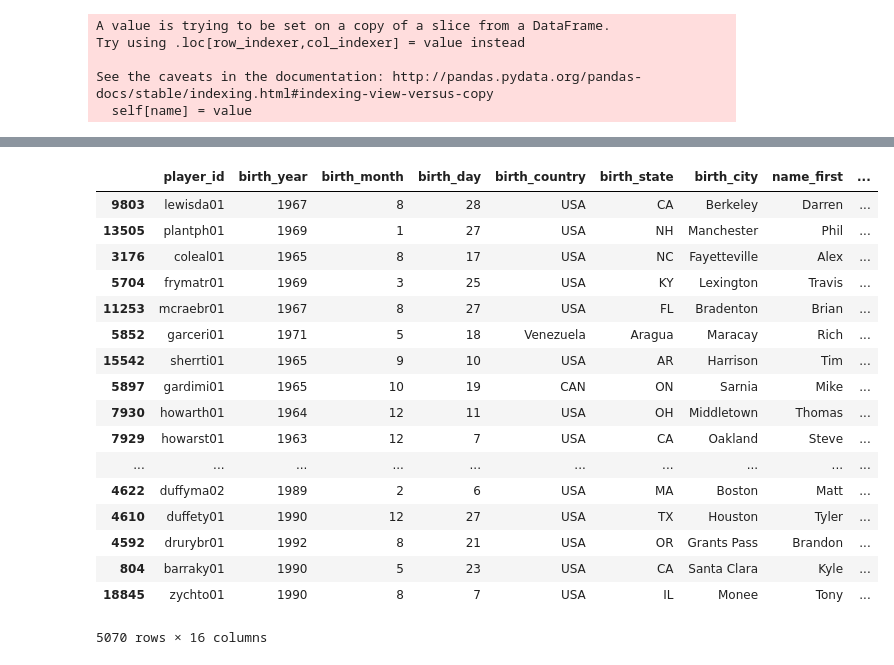
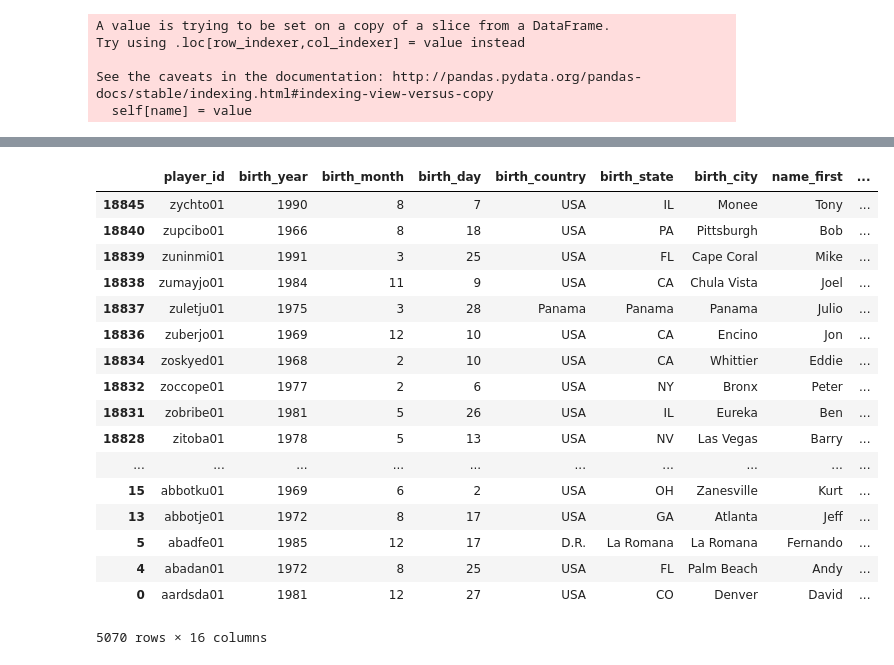
Before and after one commit to bbasista87/ETL_Project, a Jupyter notebook: Players_Data.ipynb, the cells around one changed output, grey strips where cells are left out. Drawn from its saved outputs; the diff is of its cells as text; code cells hidden in the pictures.

```diff
--- a/Players_Data.ipynb
+++ b/Players_Data.ipynb
@@ -180,24 +180,24 @@ debut_year         int32
 dtype: object
 # %%
 filter_df = df.loc[(df['debut_year'] > 1989)]
-player_df = filter_df.sort_values(by=['debut_year'])
+player_df = filter_df.sort_values(by='player_id', ascending=False)
 player_df
 # %% [output]
 |  | player_id | birth_year | birth_month | birth_day | birth_country | birth_state | birth_city | name_first | ... |
-| 9803 | lewisda01 | 1967 | 8 | 28 | USA | CA | Berkeley | Darren | ... |
-| 13505 | plantph01 | 1969 | 1 | 27 | USA | NH | Manchester | Phil | ... |
-| 3176 | coleal01 | 1965 | 8 | 17 | USA | NC | Fayetteville | Alex | ... |
-| 5704 | frymatr01 | 1969 | 3 | 25 | USA | KY | Lexington | Travis | ... |
-| 11253 | mcraebr01 | 1967 | 8 | 27 | USA | FL | Bradenton | Brian | ... |
-| 5852 | garceri01 | 1971 | 5 | 18 | Venezuela | Aragua | Maracay | Rich | ... |
-| 15542 | sherrti01 | 1965 | 9 | 10 | USA | AR | Harrison | Tim | ... |
-| 5897 | gardimi01 | 1965 | 10 | 19 | CAN | ON | Sarnia | Mike | ... |
-| 7930 | howarth01 | 1964 | 12 | 11 | USA | OH | Middletown | Thomas | ... |
-| 7929 | howarst01 | 1963 | 12 | 7 | USA | CA | Oakland | Steve | ... |
+| 18845 | zychto01 | 1990 | 8 | 7 | USA | IL | Monee | Tony | ... |
+| 18840 | zupcibo01 | 1966 | 8 | 18 | USA | PA | Pittsburgh | Bob | ... |
+| 18839 | zuninmi01 | 1991 | 3 | 25 | USA | FL | Cape Coral | Mike | ... |
+| 18838 | zumayjo01 | 1984 | 11 | 9 | USA | CA | Chula Vista | Joel | ... |
+| 18837 | zuletju01 | 1975 | 3 | 28 | Panama | Panama | Panama | Julio | ... |
+| 18836 | zuberjo01 | 1969 | 12 | 10 | USA | CA | Encino | Jon | ... |
+| 18834 | zoskyed01 | 1968 | 2 | 10 | USA | CA | Whittier | Eddie | ... |
+| 18832 | zoccope01 | 1977 | 2 | 6 | USA | NY | Bronx | Peter | ... |
+| 18831 | zobribe01 | 1981 | 5 | 26 | USA | IL | Eureka | Ben | ... |
+| 18828 | zitoba01 | 1978 | 5 | 13 | USA | NV | Las Vegas | Barry | ... |
 | ... | ... | ... | ... | ... | ... | ... | ... | ... | ... |
-| 4622 | duffyma02 | 1989 | 2 | 6 | USA | MA | Boston | Matt | ... |
-| 4610 | duffety01 | 1990 | 12 | 27 | USA | TX | Houston | Tyler | ... |
-| 4592 | drurybr01 | 1992 | 8 | 21 | USA | OR | Grants Pass | Brandon | ... |
-| 804 | barraky01 | 1990 | 5 | 23 | USA | CA | Santa Clara | Kyle | ... |
-| 18845 | zychto01 | 1990 | 8 | 7 | USA | IL | Monee | Tony | ... |
+| 15 | abbotku01 | 1969 | 6 | 2 | USA | OH | Zanesville | Kurt | ... |
+| 13 | abbotje01 | 1972 | 8 | 17 | USA | GA | Atlanta | Jeff | ... |
+| 5 | abadfe01 | 1985 | 12 | 17 | D.R. | La Romana | La Romana | Fernando | ... |
+| 4 | abadan01 | 1972 | 8 | 25 | USA | FL | Palm Beach | Andy | ... |
+| 0 | aardsda01 | 1981 | 12 | 27 | USA | CO | Denver | David | ... |
 5070 rows × 16 columns
```
Also changed, not shown: 1 other file.
